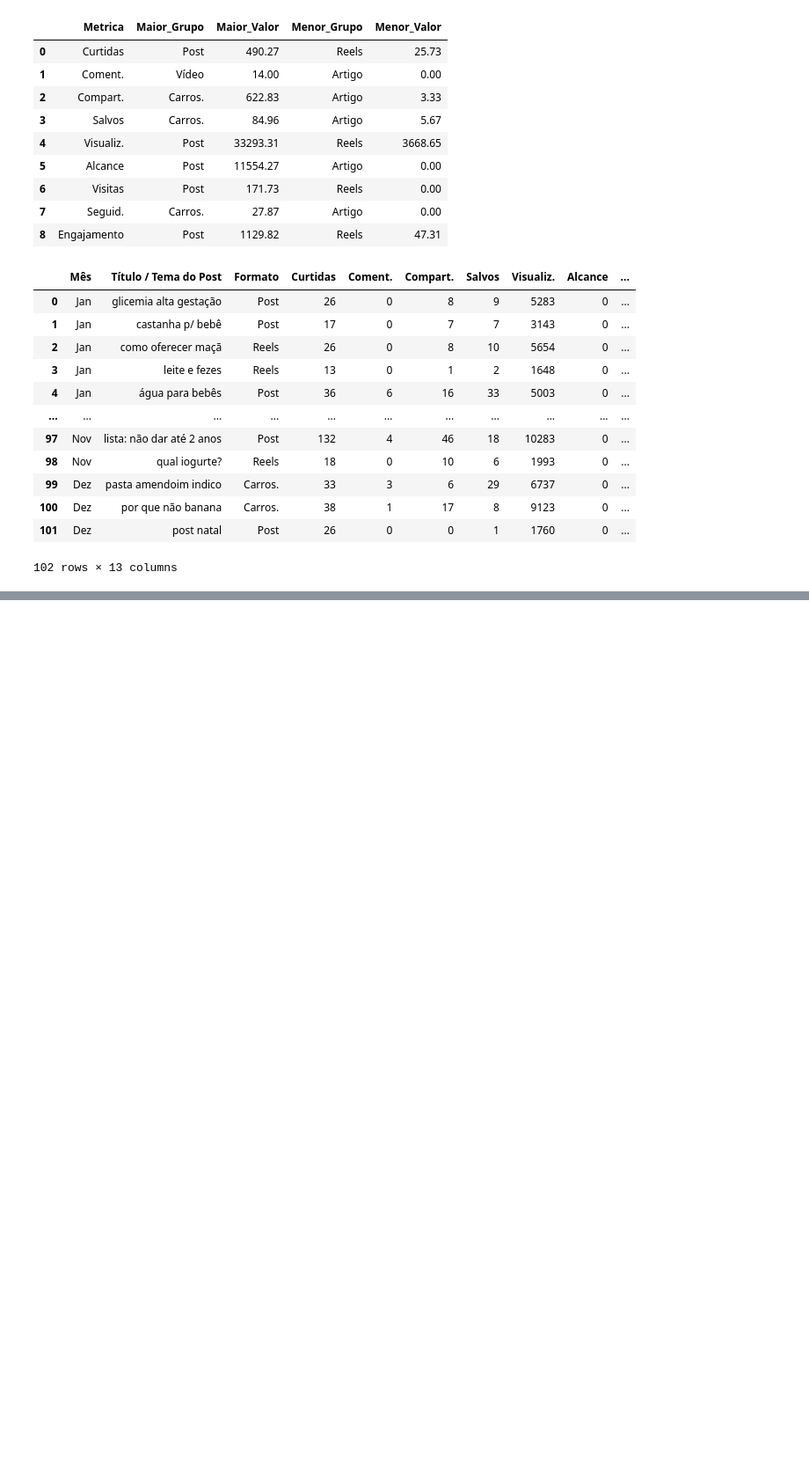
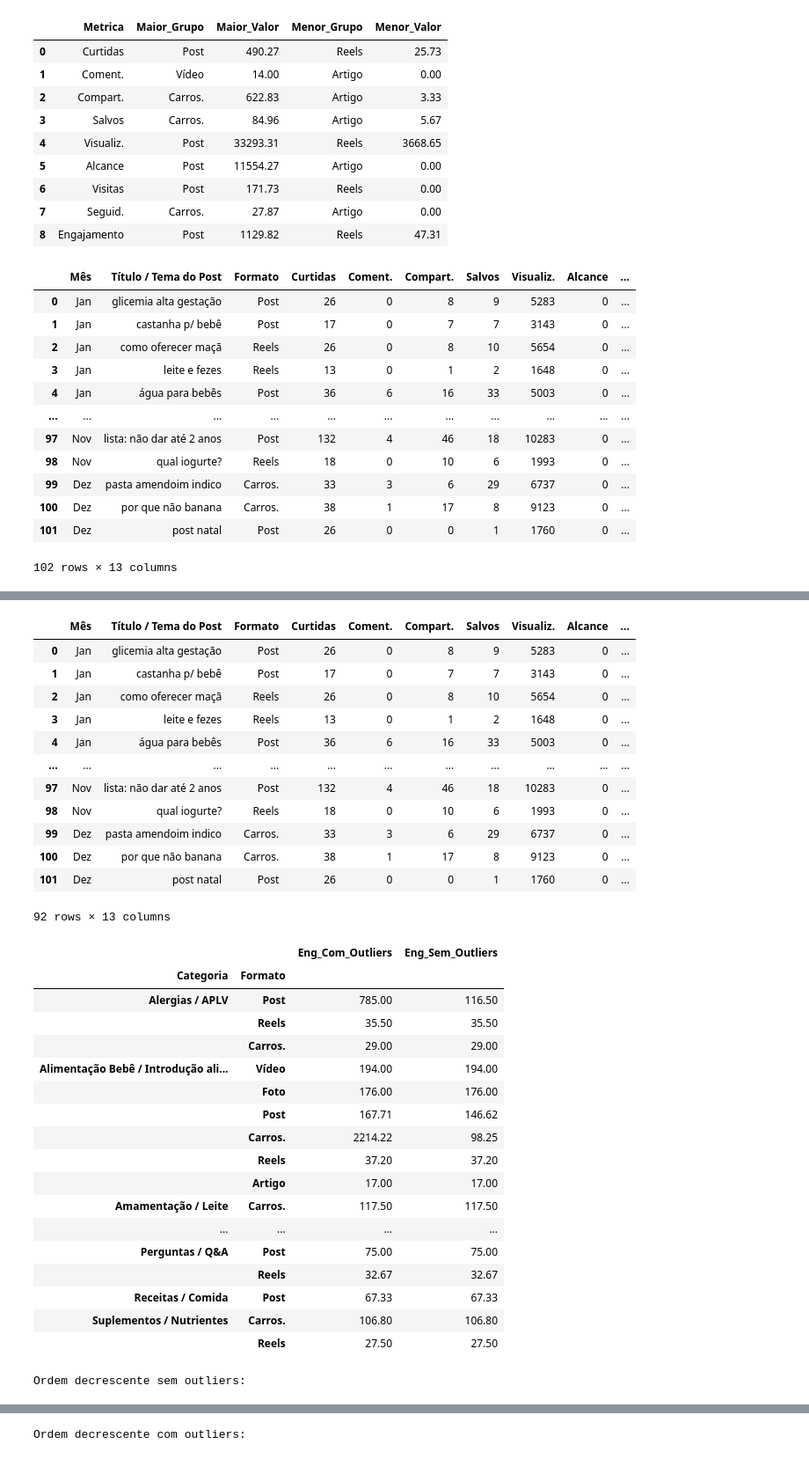
Before and after one commit to vinivasconcellos/instagram2025, a Jupyter notebook: analise_exploratoria.ipynb, the cells around one changed output, grey strips where cells are left out. Shown at 88% size. Saved outputs shown, nothing was run; the diff lists cells and outputs as text; code cells hidden in the pictures; blank space fills up the shorter version.

```diff
--- a/analise_exploratoria.ipynb
+++ b/analise_exploratoria.ipynb
@@ -144,0 +177,79 @@ df_postagens2025.to_excel("postagens_categorizadas_2025.xlsx", index=False)
+# %%
+#métricas sem outliers
+# quais formatos tiveram melhor engajamento por categoria retirando os outliers
+
+df_analise_categoria_tema_eng_s = sem_outliers_iqr(df_postagens2025, coluna="Engajamento")
+display(df_analise_categoria_tema_eng_s)
+
+# quais formatos tiveram melhor engajamento por categoria com outlier
+analise_categoria_tema_eng = df_postagens2025[["Formato", "Categoria", "Engajamento"]].groupby(["Categoria", "Formato"]).mean().round(2).sort_values(by=["Categoria", "Engajamento"], ascending=[True, False])
+#display(analise_categoria_tema_eng)
+
+# quais formatos tiveram melhor engajamento por categoria sem outlier
+analise_categoria_tema_eng_s = df_analise_categoria_tema_eng_s[["Formato", "Categoria", "Engajamento"]].groupby(["Categoria", "Formato"]).mean().round(2).sort_values(by=["Categoria", "Engajamento"], ascending=[True, False])
+#display(analise_categoria_tema_eng_s)
+
+# mostrando os dois resultados para comparação
+analise_categoria_tema_eng_s = analise_categoria_tema_eng_s.rename(columns={"Engajamento": "Eng_Sem_Outliers"})
+analise_categoria_tema_eng = analise_categoria_tema_eng.rename(columns={"Engajamento": "Eng_Com_Outliers"})
+df_cat_eng_s_c = analise_categoria_tema_eng.merge(analise_categoria_tema_eng_s, on=["Categoria", "Formato"], how="outer")
+df_cat_eng_s_c = df_cat_eng_s_c.fillna(0)
+
+display(df_cat_eng_s_c.sort_values(by=["Categoria", "Eng_Sem_Outliers"], ascending=[True, False]))
+
+# Média de engajamento por categoria sem outliers
+df_media_eng_cat_s = df_analise_categoria_tema_eng_s[["Categoria", "Engajamento"]].groupby(["Categoria"]).mean()
+df_media_eng_cat_s = df_analise_categoria_tema_eng_s[["Categoria", "Engajamento"]].groupby(["Categoria"]).mean().sort_values(by=["Engajamento", "Categoria"], ascending=[False, True])
+df_media_eng_cat_s = df_media_eng_cat_s.reset_index()
+df_media_eng_cat_s.columns = ["Categoria", "Media_Eng_Sem_Outliers"]
+
+# Média de engajamento por categoria com outliers
+df_media_eng_cat = df_postagens2025[["Categoria", "Engajamento"]].groupby(["Categoria"]).mean()
+df_media_eng_cat = df_postagens2025[["Categoria", "Engajamento"]].groupby(["Categoria"]).mean().sort_values(by=["Engajamento", "Categoria"], ascending=[False, True])
+df_media_eng_cat = df_media_eng_cat.reset_index()
+df_media_eng_cat.columns = ["Categoria", "Media_Eng_Com_Outliers"]
+
+#df_com = df_media_eng_cat.rename(columns={"Engajamento": "Eng_Com_Outliers"})
+
+
+df_tot = df_media_eng_cat.merge(df_media_eng_cat_s, on=["Categoria"], how="outer")
+df_tot = df_tot.fillna(0)
+df_tot = df_tot.sort_values(by="Media_Eng_Sem_Outliers", ascending=False)
+print("Ordem decrescente de engajamento sem outliers:")
+display(df_tot.round(2))
+df_tot = df_tot.sort_values(by="Media_Eng_Com_Outliers", ascending=False)
+print("Ordem decrescente de engajamento com outliers:")
+display(df_tot.round(2))
+# %% [output]
+|  | Mês | Título / Tema do Post | Formato | Curtidas | Coment. | Compart. | Salvos | Visualiz. | Alcance | ... |
+| 0 | Jan | glicemia alta gestação | Post | 26 | 0 | 8 | 9 | 5283 | 0 | ... |
+| 1 | Jan | castanha p/ bebê | Post | 17 | 0 | 7 | 7 | 3143 | 0 | ... |
+| 2 | Jan | como oferecer maçã | Reels | 26 | 0 | 8 | 10 | 5654 | 0 | ... |
+| 3 | Jan | leite e fezes | Reels | 13 | 0 | 1 | 2 | 1648 | 0 | ... |
+| 4 | Jan | água para bebês | Post | 36 | 6 | 16 | 33 | 5003 | 0 | ... |
+| ... | ... | ... | ... | ... | ... | ... | ... | ... | ... | ... |
+| 97 | Nov | lista: não dar até 2 anos | Post | 132 | 4 | 46 | 18 | 10283 | 0 | ... |
+| 98 | Nov | qual iogurte? | Reels | 18 | 0 | 10 | 6 | 1993 | 0 | ... |
+| 99 | Dez | pasta amendoim indico | Carros. | 33 | 3 | 6 | 29 | 6737 | 0 | ... |
+| 100 | Dez | por que não banana | Carros. | 38 | 1 | 17 | 8 | 9123 | 0 | ... |
+| 101 | Dez | post natal | Post | 26 | 0 | 0 | 1 | 1760 | 0 | ... |
+92 rows × 13 columns
+|  |  | Eng_Com_Outliers | Eng_Sem_Outliers |
+| Categoria | Formato |  |  |
+| Alergias / APLV | Post | 785.00 | 116.50 |
+|  | Reels | 35.50 | 35.50 |
+|  | Carros. | 29.00 | 29.00 |
+| Alimentação Bebê / Introdução ali... | Vídeo | 194.00 | 194.00 |
+|  | Foto | 176.00 | 176.00 |
+|  | Post | 167.71 | 146.62 |
+|  | Carros. | 2214.22 | 98.25 |
+|  | Reels | 37.20 | 37.20 |
+|  | Artigo | 17.00 | 17.00 |
+| Amamentação / Leite | Carros. | 117.50 | 117.50 |
+| ... | ... | ... | ... |
+| Perguntas / Q&A | Post | 75.00 | 75.00 |
+|  | Reels | 32.67 | 32.67 |
+| Receitas / Comida | Post | 67.33 | 67.33 |
+| Suplementos / Nutrientes | Carros. | 106.80 | 106.80 |
+|  | Reels | 27.50 | 27.50 |
+Ordem decrescente sem outliers:
@@ -144,0 +265 @@ df_postagens2025.to_excel("postagens_categorizadas_2025.xlsx", index=False)
+Ordem decrescente com outliers:
```
Also changed, not shown: parts of 4 cells of this notebook, 3 other files.
